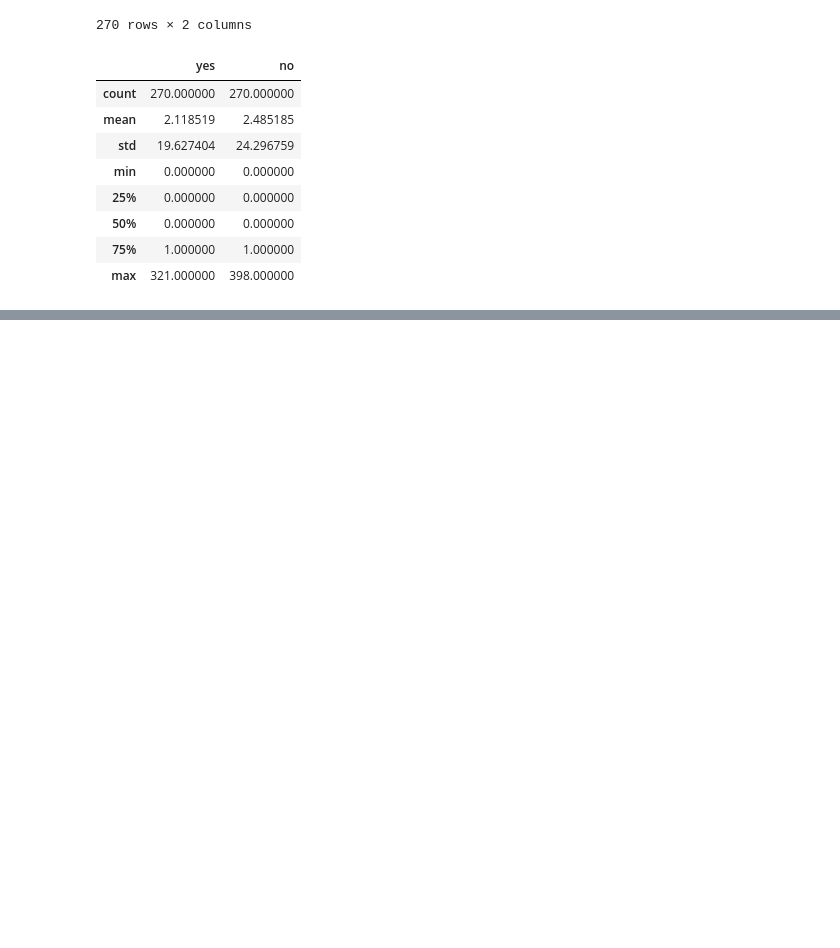
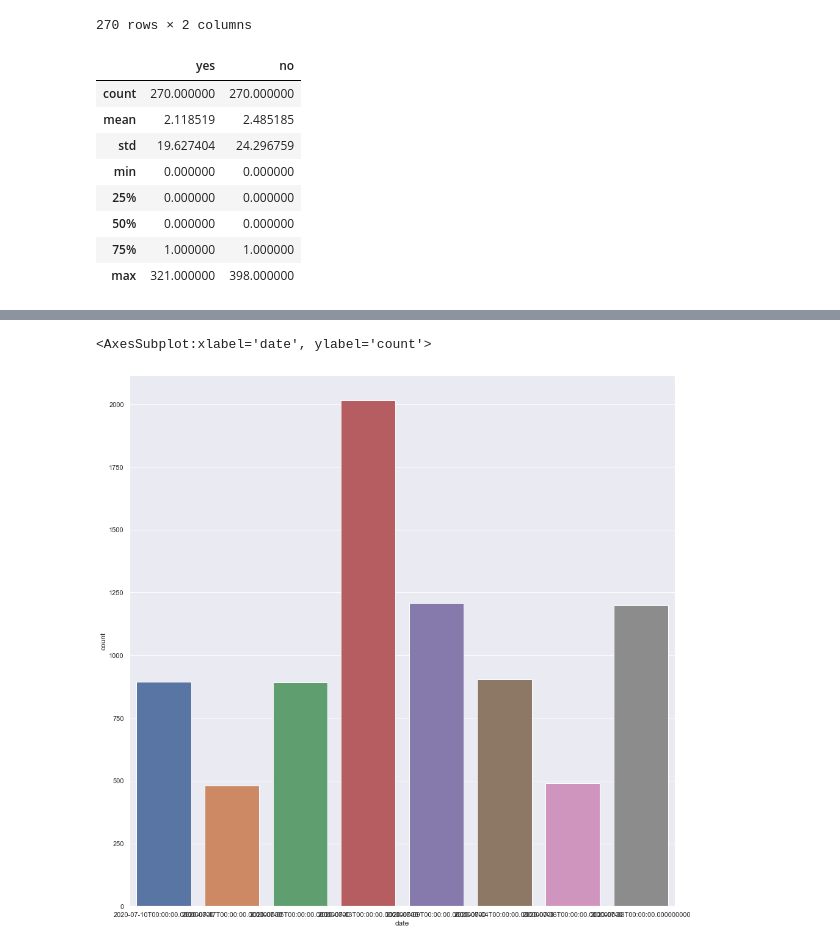
Before and after one commit to 10Academy-B6-W2/Smart-Ads-campaign-performance-analysis, a Jupyter notebook: notebooks/EDA_for_ABTesting.ipynb, the cells around one changed output, grey strips where cells are left out. Drawn from its saved outputs; the diff is of its cells as text; code cells hidden in the pictures; blank space fills up the shorter version.

```diff
--- a/notebooks/EDA_for_ABTesting.ipynb
+++ b/notebooks/EDA_for_ABTesting.ipynb
@@ -333,0 +358,6 @@ TypeError: strptime() argument 1 must be str, not Timestamp
+# %%
+plt.figure(figsize=(16,16))
+sns.countplot(data=df, x='date')
+# %% [output]
+<AxesSubplot:xlabel='date', ylabel='count'>
+[figure, added]
```
Also changed, not shown: parts of 34 cells of this notebook.
